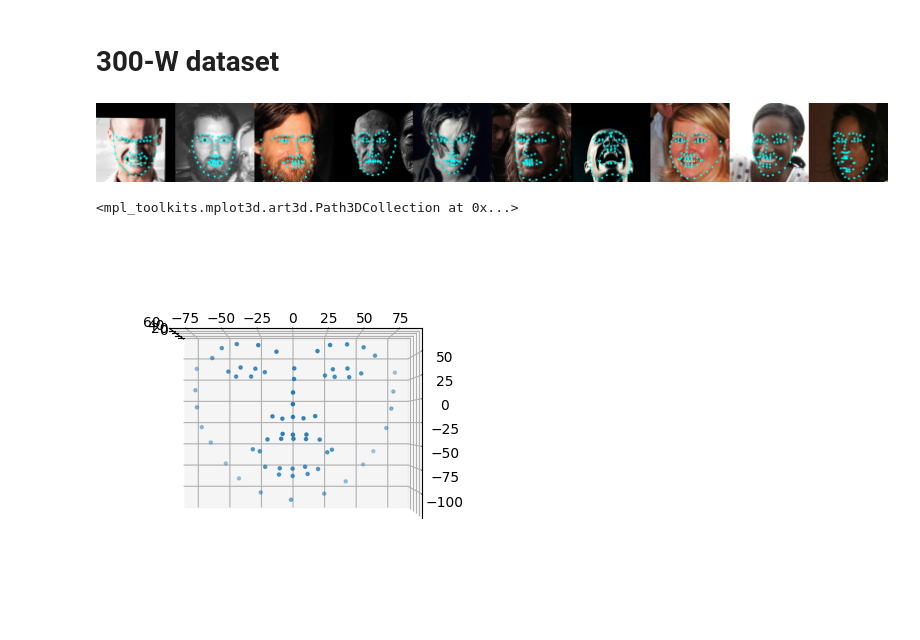
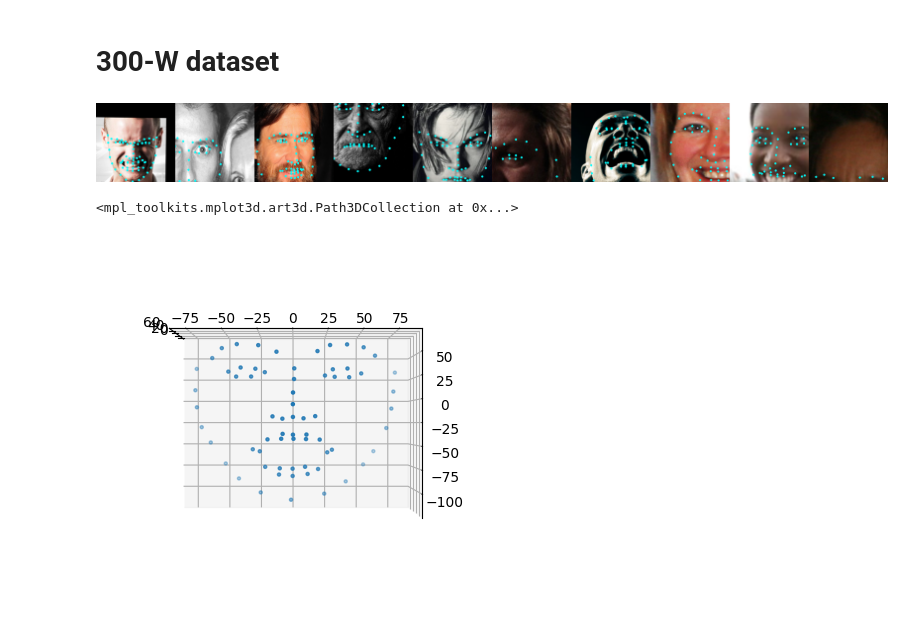
Before and after one commit to florisdf/continuous_landmarks, a Jupyter notebook: notebooks/01_face_alignment.ipynb, the cells around one changed output. Drawn from its saved outputs; the diff is of its cells as text; code cells hidden in the pictures.

```diff
--- a/notebooks/01_face_alignment.ipynb
+++ b/notebooks/01_face_alignment.ipynb
@@ -19,18 +19,17 @@ canon_shape = torch.load('../continuous_landmarks/dataset/facescape_mouth_stretc
 # %%
 from continuous_landmarks.dataset import face300w
 
 ds300w = face300w.Face300WDataset(
     Path('../data/300W/'),
-    canon_shape,
-    ComposeWithPoints([
-        AlignImageWithPoints(face300w.get_eyes_mouth),
-        ResizeWithPoints(224),
+    Compose([
+        Align(face300w.get_eyes_mouth),
+        RandomResizedCrop(224),
     ])
 )
 
 Image.fromarray(np.hstack([draw_points(*ds300w[i]) for i in range(10)]))
 # %% [output]
-[figure, old version]
+[figure, new version]
 # %%
 fig = plt.figure()
 ax = fig.add_subplot(projection='3d')
```
Also changed, not shown: parts of 3 cells of this notebook, 4 other files.
